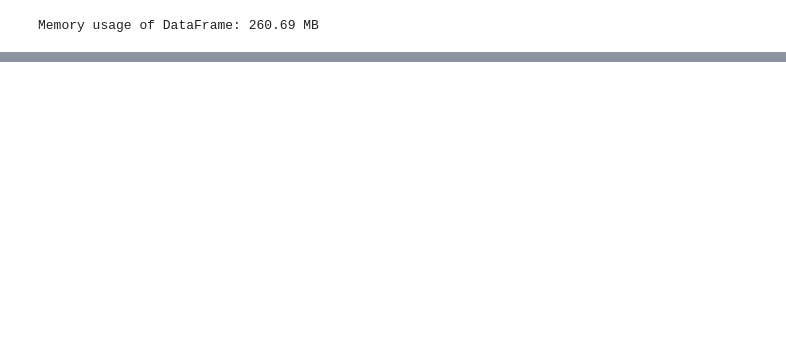
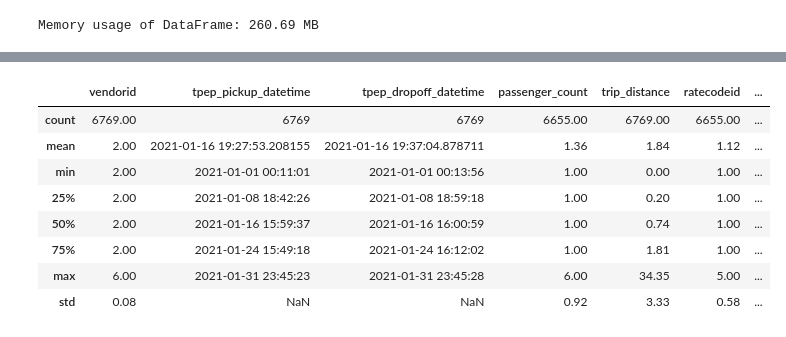
Before and after one commit to inner-outer-space/de-zoomcamp-2024, a Jupyter notebook: week_1_basics_n_setup/docker_sql/data-clean.ipynb, the cells around one changed output, grey strips where cells are left out. Saved outputs shown, nothing was run; the diff lists cells and outputs as text; code cells hidden in the pictures; blank space fills up the shorter version.

```diff
--- a/week_1_basics_n_setup/docker_sql/data-clean.ipynb
+++ b/week_1_basics_n_setup/docker_sql/data-clean.ipynb
@@ -52,0 +218,8 @@ memory usage: 198.6+ MB
+# %%
+# CONFIRM THAT ALMOST ALL OF THE NEGATIVE TAXES, CHARGES ETC OCCUR WITH THE NEGATIVE FARES
+neg_fare = taxi_df_orig[taxi_df_orig['fare_amount'] < 0]
+for col in neg_fare.columns:
+    if neg_fare[col].dtype != 'datetime64[us]':
+        negatives = (neg_fare[col] < 0).sum()
+        if negatives > 0:
+            print(f"    {col}: {negatives}")
@@ -52,0 +235,13 @@ memory usage: 198.6+ MB
+# %%
+# STATS FOR NEGATIVE FARES DATAFRAME
+neg_fare.describe().round(2)
+# %% [output]
+|  | vendorid | tpep_pickup_datetime | tpep_dropoff_datetime | passenger_count | trip_distance | ratecodeid | ... |
+| count | 6769.00 | 6769 | 6769 | 6655.00 | 6769.00 | 6655.00 | ... |
+| mean | 2.00 | 2021-01-16 19:27:53.208155 | 2021-01-16 19:37:04.878711 | 1.36 | 1.84 | 1.12 | ... |
+| min | 2.00 | 2021-01-01 00:11:01 | 2021-01-01 00:13:56 | 1.00 | 0.00 | 1.00 | ... |
+| 25% | 2.00 | 2021-01-08 18:42:26 | 2021-01-08 18:59:18 | 1.00 | 0.20 | 1.00 | ... |
+| 50% | 2.00 | 2021-01-16 15:59:37 | 2021-01-16 16:00:59 | 1.00 | 0.74 | 1.00 | ... |
+| 75% | 2.00 | 2021-01-24 15:49:18 | 2021-01-24 16:12:02 | 1.00 | 1.81 | 1.00 | ... |
+| max | 6.00 | 2021-01-31 23:45:23 | 2021-01-31 23:45:28 | 6.00 | 34.35 | 5.00 | ... |
+| std | 0.08 | NaN | NaN | 0.92 | 3.33 | 0.58 | ... |
```
Also changed, not shown: parts of 50 cells of this notebook.
